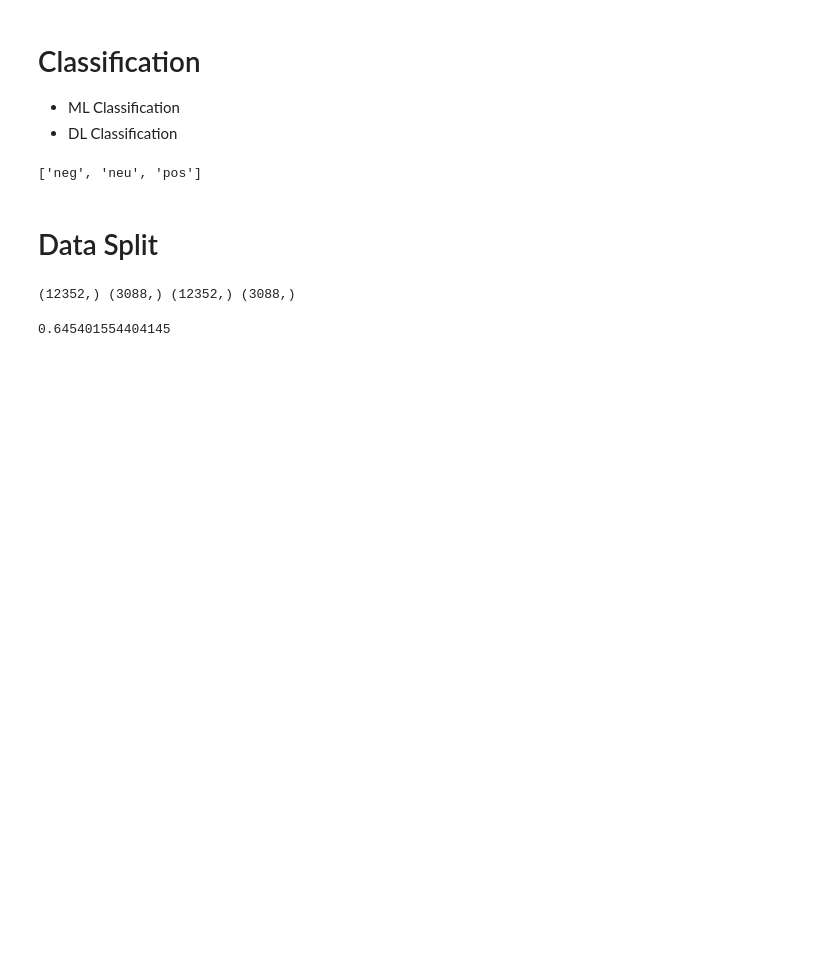
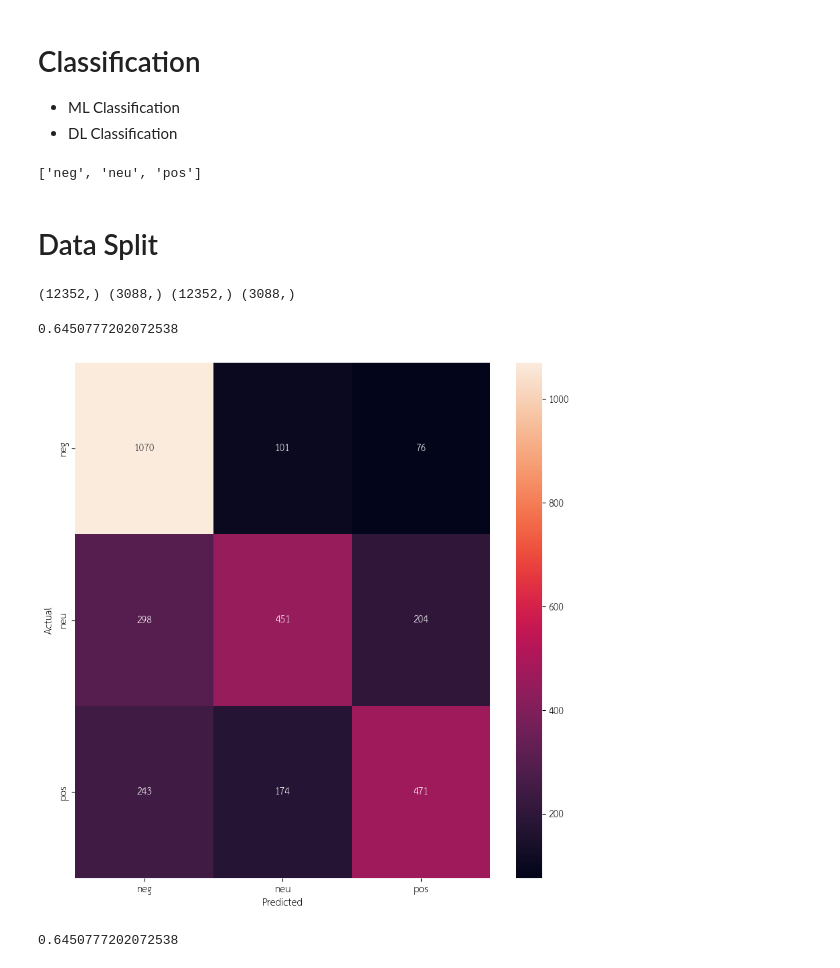
Before and after one commit to Kitsada-007/Social-media-messages-classification, a Jupyter notebook: notebook-ML.ipynb, the cells around one changed output. Drawn from its saved outputs; the diff is of its cells as text; code cells hidden in the pictures; blank space fills up the shorter version.

Commit message:
two-model

```diff
--- a/notebook-ML.ipynb
+++ b/notebook-ML.ipynb
@@ -403,8 +403,8 @@ plt.show()
 - ML Classification
 - DL Classification
 # %%
-class_name = np.unique(sentiment_df.category).tolist()
-print(class_name)
+class_names = np.unique(sentiment_df.category).tolist()
+print(class_names)
 # %% [output]
 ['neg', 'neu', 'pos']
 # %% [markdown]
@@ -420,35 +420,45 @@ from sklearn.pipeline import Pipeline
 from sklearn.feature_extraction.text import TfidfTransformer
 from sklearn.naive_bayes import MultinomialNB
 
-from sklearn.naive_bayes import MultinomialNB
-from sklearn.linear_model import LogisticRegression
-from sklearn.svm import SVC
-from sklearn.ensemble import RandomForestClassifier
+text_clf = Pipeline([
+    ("vect", CountVectorizer(tokenizer=process_text, ngram_range=(1,2))),
+    ("tfidf", TfidfTransformer()),
+    ("clf", MultinomialNB(alpha=0.001)),
+])
 
-models = {
-
-    "NaiveBayes": MultinomialNB(),
-
-    "Logistic": LogisticRegression(),
-
-    "SVM": SVC(kernel="linear"),
-
-    "RandomForest": RandomForestClassifier()
-
-}
-
-for name, clf in models.items():
-
-    model = Pipeline([
-        ("vect", CountVectorizer(tokenizer=process_text)),
-        ("tfidf", TfidfTransformer()),
-        ("clf", clf)
-    ])
-
-    model.fit(X_train, y_train)
-
-    acc = model.score(X_test, y_test)
-
-    print(name, "Accuracy =", acc)
+text_clf.fit(X_train, y_train)
+text_clf.score(X_test, y_test)
 # %% [output]
-0.645401554404145
+0.6450777202072538
+# %%
+from sklearn.metrics import confusion_matrix
+
+conf_mat = confusion_matrix(y_test, text_clf.predict(X_test))
+fig, ax = plt.subplots(figsize=(10,10))
+sns.heatmap(conf_mat, annot=True, fmt="d",
+            xticklabels=class_names, yticklabels=class_names)
+plt.ylabel("Actual")
+plt.xlabel("Predicted")
+plt.show()
+# %% [output]
+[figure, added]
+# %%
+from sklearn.calibration import LinearSVC
+from sklearn.pipeline import Pipeline
+from sklearn.feature_extraction.text import TfidfTransformer
+from sklearn.naive_bayes import MultinomialNB
+
+
+
+
+
+Pipeline([
+ ("vect", CountVectorizer(tokenizer=process_text)),
+ ("tfidf", TfidfTransformer()),
+ ("clf", LinearSVC(max_iter=10))
+])
+
+text_clf.fit(X_train, y_train)
+text_clf.score(X_test, y_test)
+# %% [output]
+0.6450777202072538
```
Also changed, not shown: parts of 5 cells of this notebook.
